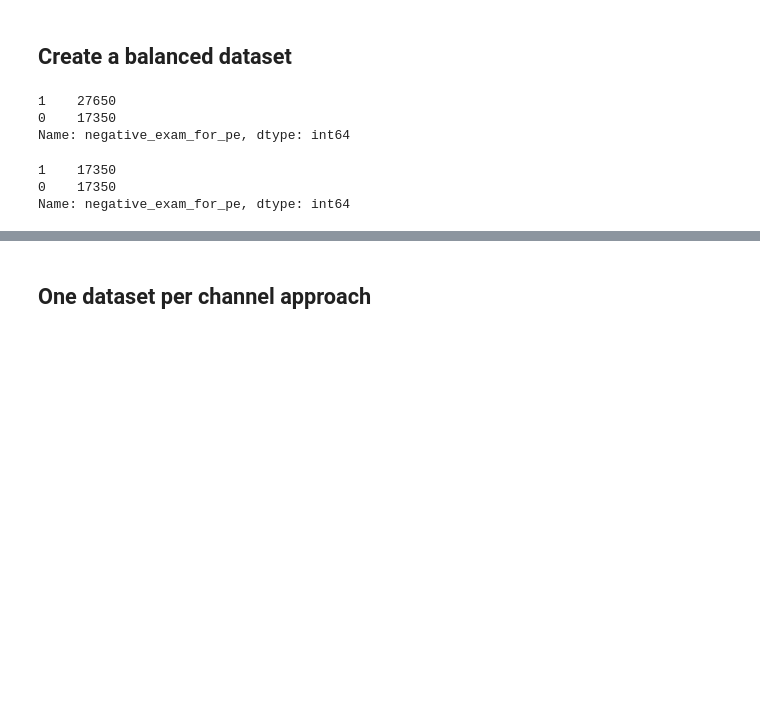
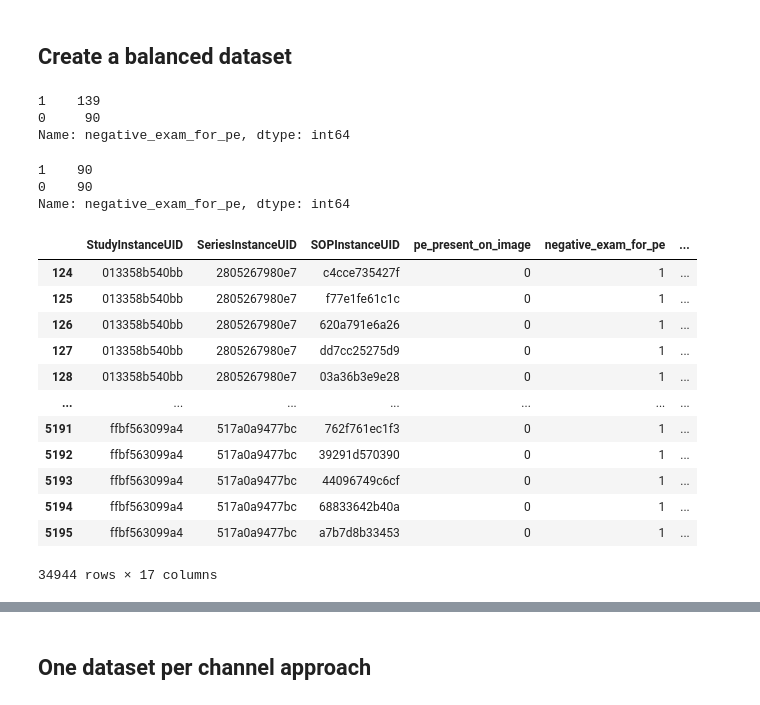
Before and after one commit to JohanChataigne/kaggle-pulmonary-embolism-detection, a Jupyter notebook: preprocessing_model_v4.ipynb, the cells around one changed output, grey strips where cells are left out. Drawn from its saved outputs; the diff is of its cells as text; code cells hidden in the pictures; blank space fills up the shorter version.

Commit message:
fix dataset getitem issue

```diff
--- a/preprocessing_model_v4.ipynb
+++ b/preprocessing_model_v4.ipynb
@@ -42,17 +42,44 @@ df = df.loc[df['SOPInstanceUID'].isin(available_images)]
 ## Create a balanced dataset
 # %%
 # Reduced prediction problem for one study
-df_predict_pe_study = df[['StudyInstanceUID', 'SOPInstanceUID', 'pe_present_on_image', 'negative_exam_for_pe']]
+df_predict_pe_study = df.loc[:, df.columns.intersection(['StudyInstanceUID', 'negative_exam_for_pe'])]
+df_predict_pe_study['StudyUID'] = df_predict_pe_study['StudyInstanceUID']
+df_predict_pe_study = df_predict_pe_study.groupby('StudyInstanceUID').max()
 df_predict_pe_study['negative_exam_for_pe'].value_counts()
 # %% [output]
-1    27650
-0    17350
+1    139
+0     90
 Name: negative_exam_for_pe, dtype: int64
 # %%
 # Create the biggest balanced dataframe
 df_balanced = balance_dataframe(df_predict_pe_study, 'negative_exam_for_pe')
 df_balanced['negative_exam_for_pe'].value_counts()
 # %% [output]
-1    17350
-0    17350
+1    90
+0    90
 Name: negative_exam_for_pe, dtype: int64
+# %%
+studies = list(df_balanced['StudyUID'])
+# %%
+df_dataset = pd.DataFrame()
+
+for s in studies:
+    rows = df.loc[df['StudyInstanceUID'] == s]
+    df_dataset = df_dataset.append(rows)
+
+
+df_dataset
+# %% [output]
+|  | StudyInstanceUID | SeriesInstanceUID | SOPInstanceUID | pe_present_on_image | negative_exam_for_pe | ... |
+| 124 | 013358b540bb | 2805267980e7 | c4cce735427f | 0 | 1 | ... |
+| 125 | 013358b540bb | 2805267980e7 | f77e1fe61c1c | 0 | 1 | ... |
+| 126 | 013358b540bb | 2805267980e7 | 620a791e6a26 | 0 | 1 | ... |
+| 127 | 013358b540bb | 2805267980e7 | dd7cc25275d9 | 0 | 1 | ... |
+| 128 | 013358b540bb | 2805267980e7 | 03a36b3e9e28 | 0 | 1 | ... |
+| ... | ... | ... | ... | ... | ... | ... |
+| 5191 | ffbf563099a4 | 517a0a9477bc | 762f761ec1f3 | 0 | 1 | ... |
+| 5192 | ffbf563099a4 | 517a0a9477bc | 39291d570390 | 0 | 1 | ... |
+| 5193 | ffbf563099a4 | 517a0a9477bc | 44096749c6cf | 0 | 1 | ... |
+| 5194 | ffbf563099a4 | 517a0a9477bc | 68833642b40a | 0 | 1 | ... |
+| 5195 | ffbf563099a4 | 517a0a9477bc | a7b7d8b33453 | 0 | 1 | ... |
+34944 rows × 17 columns
```
Also changed, not shown: parts of 4 cells of this notebook, 4 other files.
